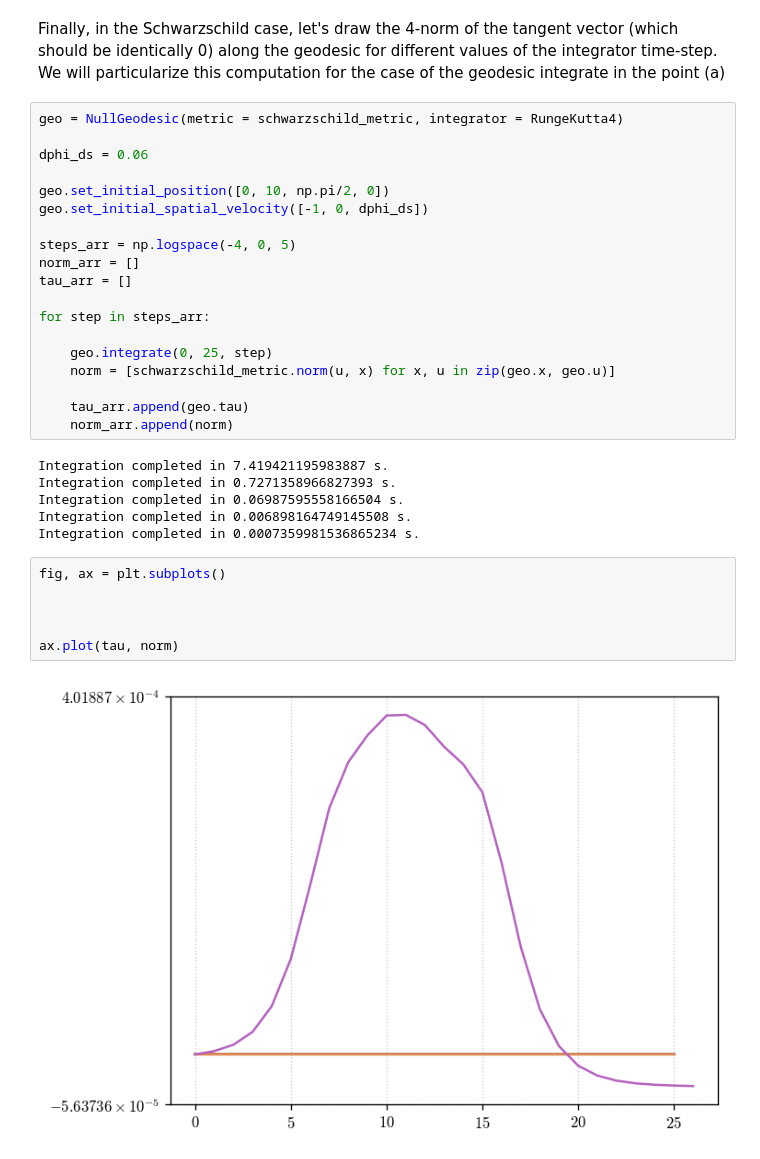
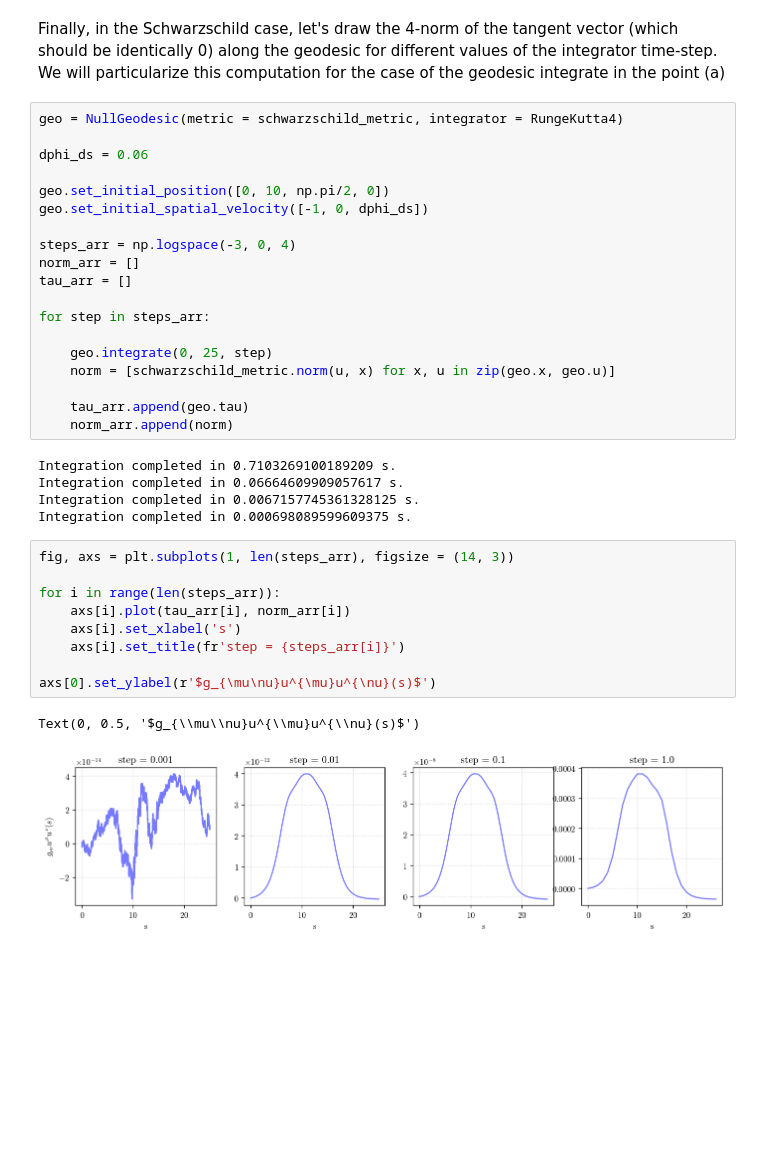
Before and after one commit to rdellamonica/NR-course, a Jupyter notebook: Exercise1.ipynb, the cells around one changed output. Cells and saved outputs as stored; diff of their text form; blank space fills up the shorter version.

```diff
--- a/Exercise1.ipynb
+++ b/Exercise1.ipynb
@@ -454,7 +454,7 @@ dphi_ds = 0.06
 geo.set_initial_position([0, 10, np.pi/2, 0])
 geo.set_initial_spatial_velocity([-1, 0, dphi_ds])
 
-steps_arr = np.logspace(-4, 0, 5)
+steps_arr = np.logspace(-3, 0, 4)
 norm_arr = []
 tau_arr = []
 
@@ -466,16 +466,19 @@ for step in steps_arr:
     tau_arr.append(geo.tau)
     norm_arr.append(norm)
 # %% [output]
-Integration completed in 7.419421195983887 s.
-Integration completed in 0.7271358966827393 s.
-Integration completed in 0.06987595558166504 s.
-Integration completed in 0.006898164749145508 s.
-Integration completed in 0.0007359981536865234 s.
+Integration completed in 0.7103269100189209 s.
+Integration completed in 0.06664609909057617 s.
+Integration completed in 0.0067157745361328125 s.
+Integration completed in 0.000698089599609375 s.
-# %%
-fig, ax = plt.subplots()
-
-
-
-ax.plot(tau, norm)
-# %% [output]
-[figure, removed]
+# %%
+fig, axs = plt.subplots(1, len(steps_arr), figsize = (14, 3))
+
+for i in range(len(steps_arr)):
+    axs[i].plot(tau_arr[i], norm_arr[i])
+    axs[i].set_xlabel('s')
+    axs[i].set_title(fr'step = {steps_arr[i]}')
+
+axs[0].set_ylabel(r'$g_{\mu\nu}u^{\mu}u^{\nu}(s)$')
+# %% [output]
+Text(0, 0.5, '$g_{\\mu\\nu}u^{\\mu}u^{\\nu}(s)$')
+[figure, added]
```
Also changed, not shown: parts of 2 cells of this notebook, 1 other file.
